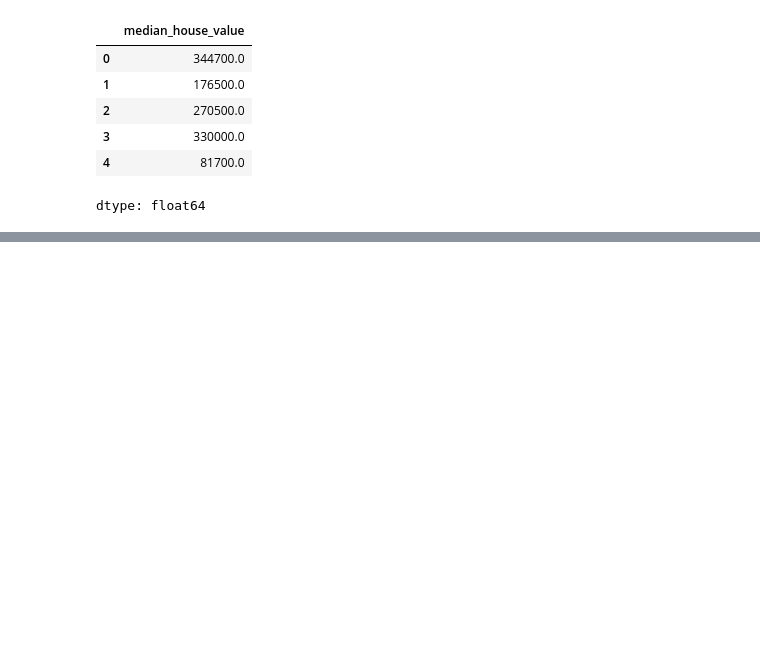
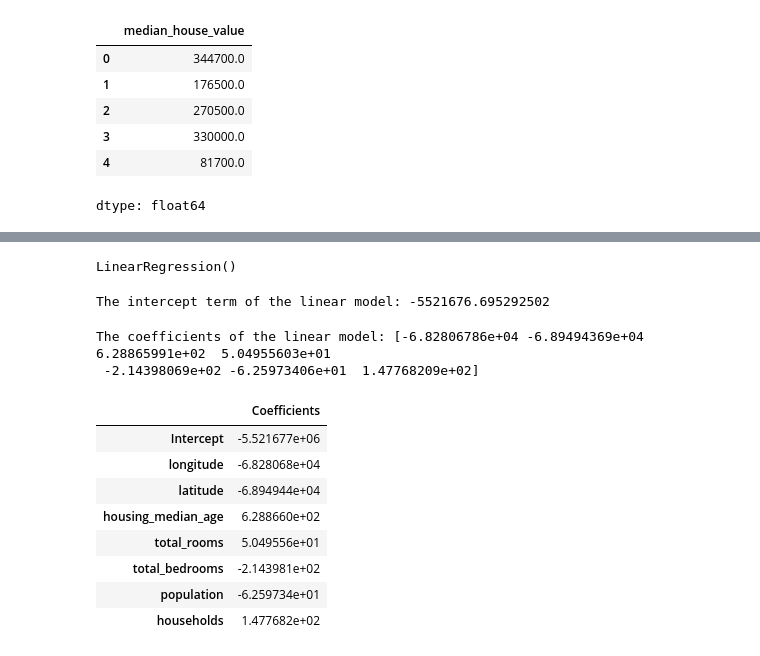
Before and after one commit to 2303A51648/-2303A51648, a Jupyter notebook: LAB_4.ipynb, the cells around one changed output, grey strips where cells are left out. Saved outputs shown, nothing was run; the diff lists cells and outputs as text; code cells hidden in the pictures; blank space fills up the shorter version.

```diff
--- a/LAB_4.ipynb
+++ b/LAB_4.ipynb
@@ -126,3 +126,5 @@ y.head()
 dtype: float64
 # %%
 from sklearn.model_selection import train_test_split
+# %%
+x_train,X_test,y_train,y_test=train_test_split(x,y,test_size=0.2,random_state=123)
@@ -129,2 +152,34 @@ from sklearn.model_selection import train_test_split
+# %%
+lm=LinearRegression()
+# %%
+lm.fit(x_train,y_train)
+# %% [output]
+LinearRegression()
+# %%
+print("The intercept term of the linear model:",lm.intercept_)
+# %% [output]
+The intercept term of the linear model: -5521676.695292502
 # %%
-print("The coe3fficients of the line model:", lm.coef_)
+print("The coefficients of the linear model:",lm.coef_)
+# %% [output]
+The coefficients of the linear model: [-6.82806786e+04 -6.89494369e+04  6.28865991e+02  5.04955603e+01
+ -2.14398069e+02 -6.25973406e+01  1.47768209e+02]
+# %%
+##Compute the Cumulative Didtribution Function
+##for Predicted Values and Actual Values
+
+idict={'Coefficients':lm.intercept_}
+idf=pd.DataFrame(data=idict,index=['Intercept'])
+cdf=pd.DataFrame(data=lm.coef_,index=x_train.columns,columns=["Coefficients"])
+cdf=pd.concat([idf,cdf],axis=0)
+cdf
+# %% [output]
+|  | Coefficients |
+| Intercept | -5.521677e+06 |
+| longitude | -6.828068e+04 |
+| latitude | -6.894944e+04 |
+| housing_median_age | 6.288660e+02 |
+| total_rooms | 5.049556e+01 |
+| total_bedrooms | -2.143981e+02 |
+| population | -6.259734e+01 |
+| households | 1.477682e+02 |
```
Also changed, not shown: parts of 5 cells of this notebook.
